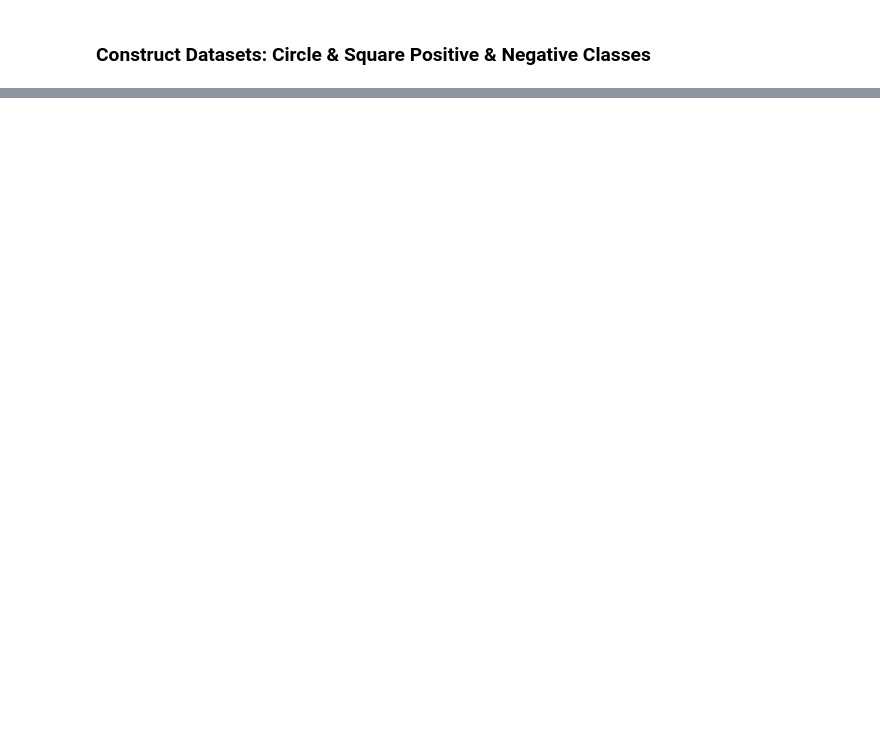
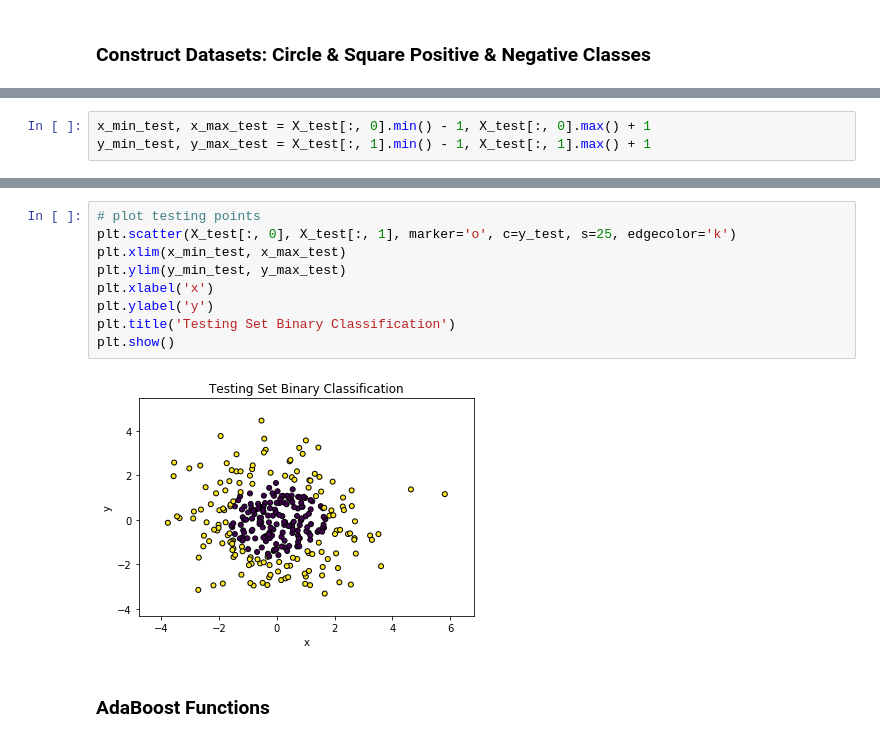
Before and after one commit to blancamiller/ML_notebook, a Jupyter notebook: HW8_Ada_Boost/miller_blanca_hw8.ipynb, the cells around one changed output, grey strips where cells are left out. Cells and saved outputs as stored; diff of their text form; blank space fills up the shorter version.

```diff
--- a/HW8_Ada_Boost/miller_blanca_hw8.ipynb
+++ b/HW8_Ada_Boost/miller_blanca_hw8.ipynb
@@ -145,0 +117,3 @@ def boost(examples, weakLearner, rounds):
+# %%
+x_min_test, x_max_test = X_test[:, 0].min() - 1, X_test[:, 0].max() + 1
+y_min_test, y_max_test = X_test[:, 1].min() - 1, X_test[:, 1].max() + 1
@@ -145,0 +131,13 @@ def boost(examples, weakLearner, rounds):
+# %%
+# plot testing points
+plt.scatter(X_test[:, 0], X_test[:, 1], marker='o', c=y_test, s=25, edgecolor='k')
+plt.xlim(x_min_test, x_max_test)
+plt.ylim(y_min_test, y_max_test)
+plt.xlabel('x')
+plt.ylabel('y')
+plt.title('Testing Set Binary Classification')
+plt.show()
+# %% [output]
+[figure, added]
+# %% [markdown]
+### AdaBoost Functions
```
Also changed, not shown: parts of 37 cells of this notebook.
